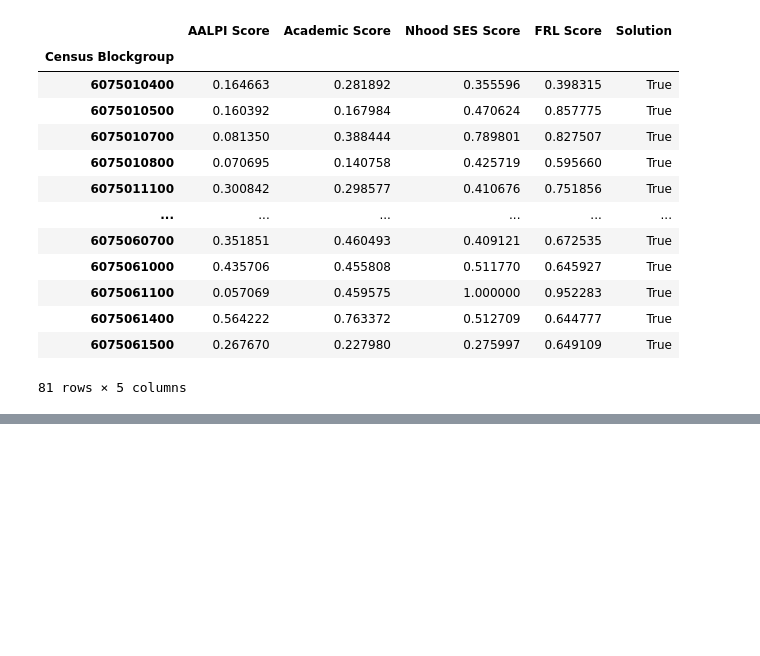
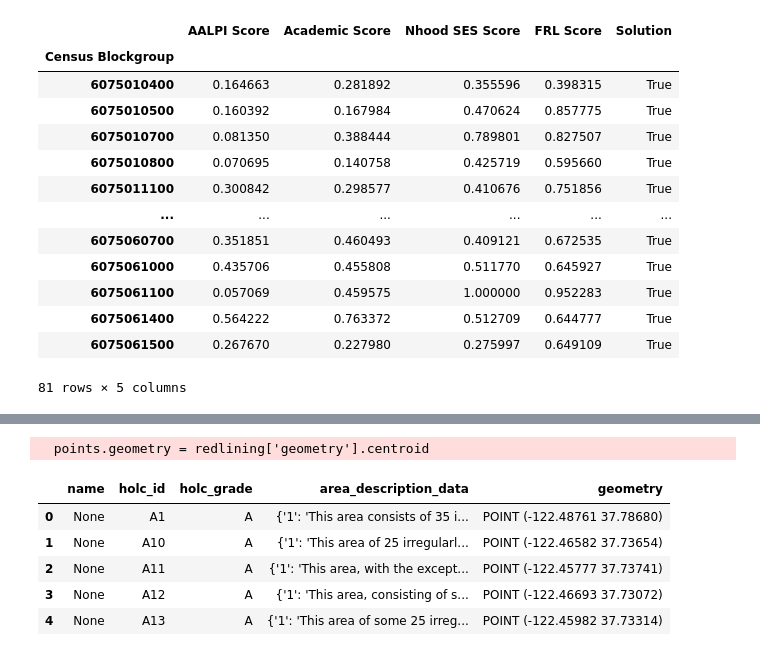
Before and after one commit to 18rberry/Operationalizing-Equity-Tiebreaker-in-SF, a Jupyter notebook: notebooks/Final_Report_Riya.ipynb, the cells around one changed output, grey strips where cells are left out. Cells and saved outputs as stored; diff of their text form; code cells hidden in the pictures; blank space fills up the shorter version.

```diff
--- a/notebooks/Final_Report_Riya.ipynb
+++ b/notebooks/Final_Report_Riya.ipynb
@@ -571,0 +589,15 @@ See the caveats in the documentation: https://pandas.pydata.org/pandas-docs/stab
+# %%
+points = redlining.copy()
+# change the geometry
+points.geometry = redlining['geometry'].centroid
+# same crs
+points.crs =redlining.crs
+points.head()
+# %% [output]
+  points.geometry = redlining['geometry'].centroid
+|  | name | holc_id | holc_grade | area_description_data | geometry |
+| 0 | None | A1 | A | {'1': 'This area consists of 35 i... | POINT (-122.48761 37.78680) |
+| 1 | None | A10 | A | {'1': 'This area of 25 irregularl... | POINT (-122.46582 37.73654) |
+| 2 | None | A11 | A | {'1': 'This area, with the except... | POINT (-122.45777 37.73741) |
+| 3 | None | A12 | A | {'1': 'This area, consisting of s... | POINT (-122.46693 37.73072) |
+| 4 | None | A13 | A | {'1': 'This area of some 25 irreg... | POINT (-122.45982 37.73314) |
```
Also changed, not shown: parts of 7 cells of this notebook, 2 other files.
